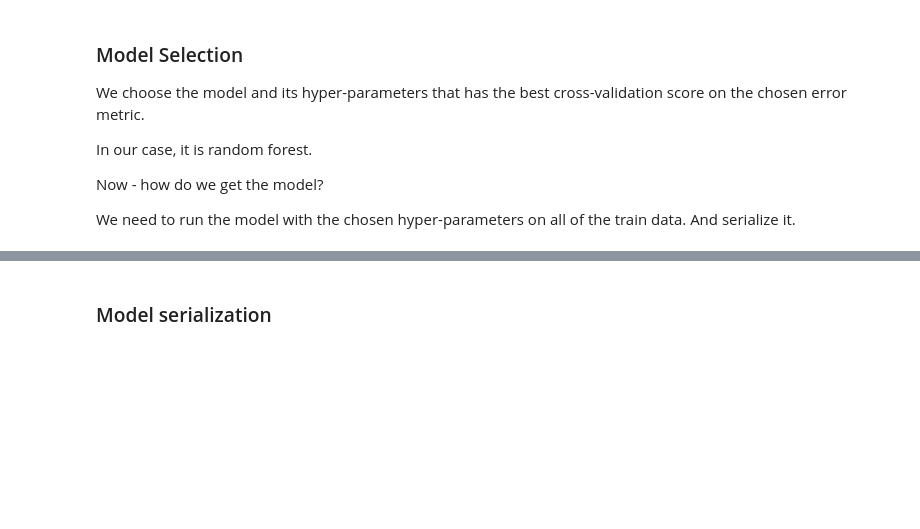
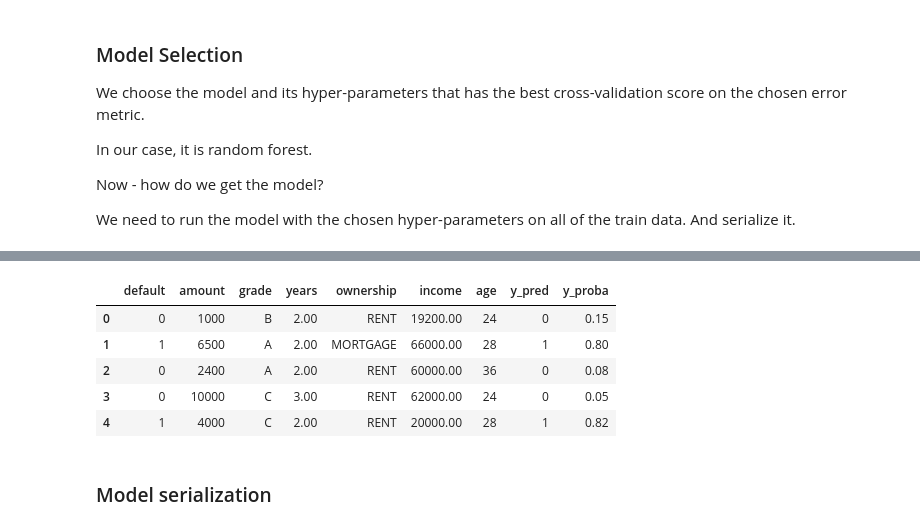
Before and after one commit to amitkaps/full-stack-data-science, a Jupyter notebook: credit-risk/notebooks/1-ML-Model-Full-Version.ipynb, the cells around one changed output, grey strips where cells are left out. Saved outputs shown, nothing was run; the diff lists cells and outputs as text; code cells hidden in the pictures; blank space fills up the shorter version.

```diff
--- a/credit-risk/notebooks/1-ML-Model-Full-Version.ipynb
+++ b/credit-risk/notebooks/1-ML-Model-Full-Version.ipynb
@@ -640,0 +684,11 @@ We need to run the model with the chosen hyper-parameters on all of the train da
+# %%
+df_out = pd.concat([df, y_out], axis =1)
+# %%
+df_out.head()
+# %% [output]
+|  | default | amount | grade | years | ownership | income | age | y_pred | y_proba |
+| 0 | 0 | 1000 | B | 2.00 | RENT | 19200.00 | 24 | 0 | 0.15 |
+| 1 | 1 | 6500 | A | 2.00 | MORTGAGE | 66000.00 | 28 | 1 | 0.80 |
+| 2 | 0 | 2400 | A | 2.00 | RENT | 60000.00 | 36 | 0 | 0.08 |
+| 3 | 0 | 10000 | C | 3.00 | RENT | 62000.00 | 24 | 0 | 0.05 |
+| 4 | 1 | 4000 | C | 2.00 | RENT | 20000.00 | 28 | 1 | 0.82 |
```
Also changed, not shown: parts of 15 cells of this notebook, 3 other files.
